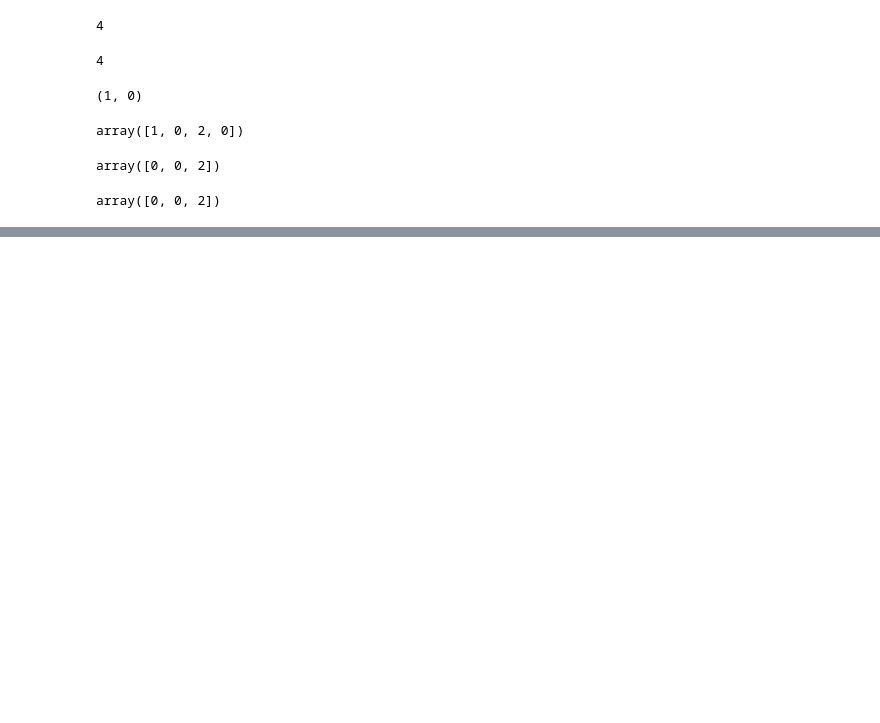
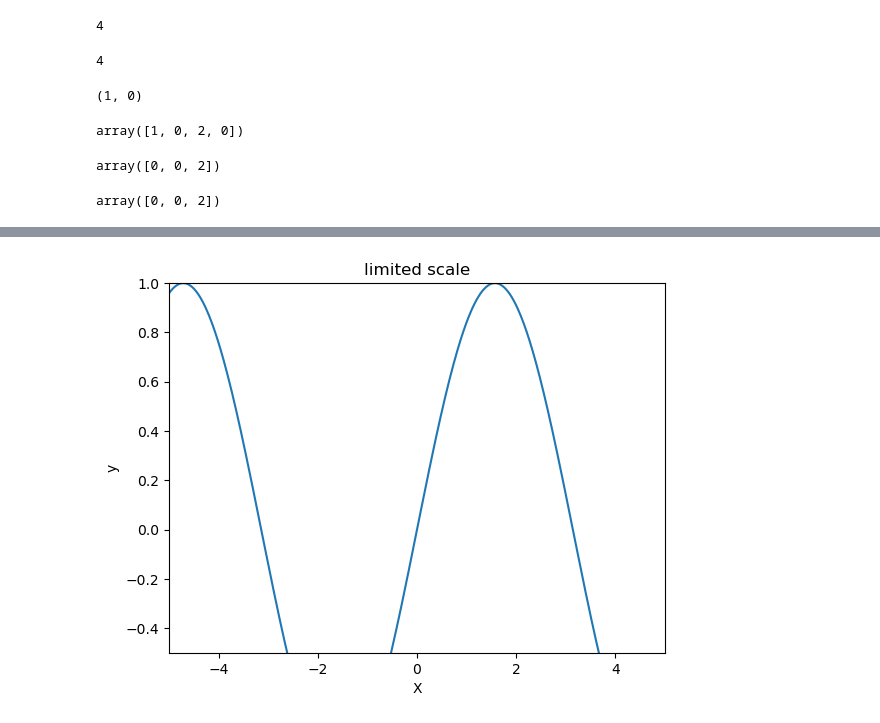
Before and after one commit to hexu1985/python-data-science-examples, a Jupyter notebook: Numpy.Data.Processing.Detailed.Explanation/Chapter2.ipynb, the cells around one changed output, grey strips where cells are left out. Saved outputs shown, nothing was run; the diff lists cells and outputs as text; code cells hidden in the pictures; blank space fills up the shorter version.

```diff
--- a/Numpy.Data.Processing.Detailed.Explanation/Chapter2.ipynb
+++ b/Numpy.Data.Processing.Detailed.Explanation/Chapter2.ipynb
@@ -785,0 +1445,10 @@ array([0, 0, 2])
+# %%
+plt.xlim(-5,5) #  -5~5的范围
+plt.ylim(-0.5, 1.0) # -0.5~1的范围
+plt.plot(X, y)
+plt.xlabel('X')
+plt.ylabel('y')
+plt.title('limited scale')
+plt.show()
+# %% [output]
+[figure, added]
```
Also changed, not shown: parts of 181 cells of this notebook.
